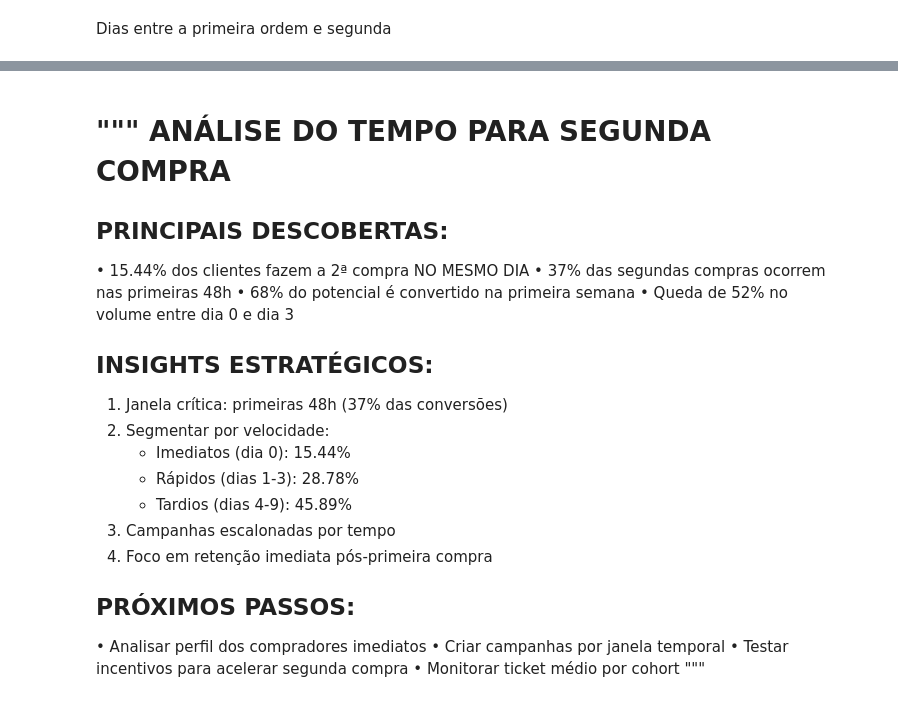
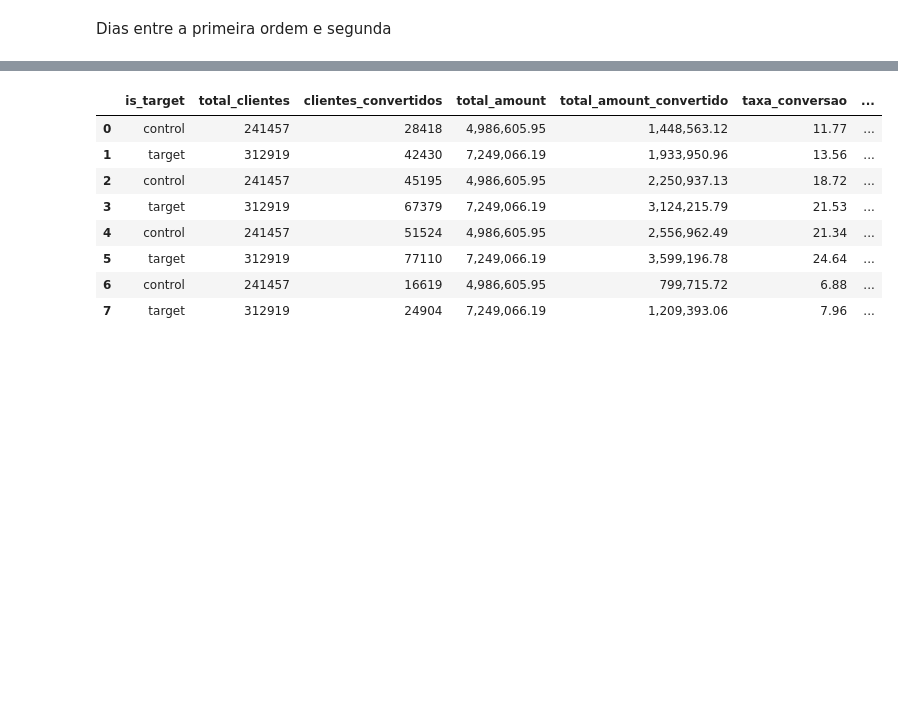
Before and after one commit to elianezanlorense/ifood_cs, a Jupyter notebook: code/notebook/02.2.eda.ipynb, the cells around one changed output, grey strips where cells are left out. Saved outputs shown, nothing was run; the diff lists cells and outputs as text; code cells hidden in the pictures; blank space fills up the shorter version.

```diff
--- a/code/notebook/02.2.eda.ipynb
+++ b/code/notebook/02.2.eda.ipynb
@@ -286,29 +186,0 @@ summary_mes[summary_mes['is_target']=='control'].head(10)
-# %% [markdown]
-"""
-ANÁLISE DO TEMPO PARA SEGUNDA COMPRA
-====================================
-
-PRINCIPAIS DESCOBERTAS:
-----------------------
-• 15.44% dos clientes fazem a 2ª compra NO MESMO DIA
-• 37% das segundas compras ocorrem nas primeiras 48h
-• 68% do potencial é convertido na primeira semana
-• Queda de 52% no volume entre dia 0 e dia 3
-
-INSIGHTS ESTRATÉGICOS:
----------------------
-1. Janela crítica: primeiras 48h (37% das conversões)
-2. Segmentar por velocidade:
-   - Imediatos (dia 0): 15.44%
-   - Rápidos (dias 1-3): 28.78%
-   - Tardios (dias 4-9): 45.89%
-3. Campanhas escalonadas por tempo
-4. Foco em retenção imediata pós-primeira compra
-
-PRÓXIMOS PASSOS:
----------------
-• Analisar perfil dos compradores imediatos
-• Criar campanhas por janela temporal
-• Testar incentivos para acelerar segunda compra
-• Monitorar ticket médio por cohort
-"""
@@ -468,2 +234,14 @@ def teste_proporcao_por_janela(df):
+# %%
+df_resumo_final
+# %% [output]
+|  | is_target | total_clientes | clientes_convertidos | total_amount | total_amount_convertido | taxa_conversao | ... |
+| 0 | control | 241457 | 28418 | 4,986,605.95 | 1,448,563.12 | 11.77 | ... |
+| 1 | target | 312919 | 42430 | 7,249,066.19 | 1,933,950.96 | 13.56 | ... |
+| 2 | control | 241457 | 45195 | 4,986,605.95 | 2,250,937.13 | 18.72 | ... |
+| 3 | target | 312919 | 67379 | 7,249,066.19 | 3,124,215.79 | 21.53 | ... |
+| 4 | control | 241457 | 51524 | 4,986,605.95 | 2,556,962.49 | 21.34 | ... |
+| 5 | target | 312919 | 77110 | 7,249,066.19 | 3,599,196.78 | 24.64 | ... |
+| 6 | control | 241457 | 16619 | 4,986,605.95 | 799,715.72 | 6.88 | ... |
+| 7 | target | 312919 | 24904 | 7,249,066.19 | 1,209,393.06 | 7.96 | ... |
 # %%
 teste_proporcao_por_janela(df_base_final)
```
Also changed, not shown: parts of 61 cells of this notebook, 1 other file.
